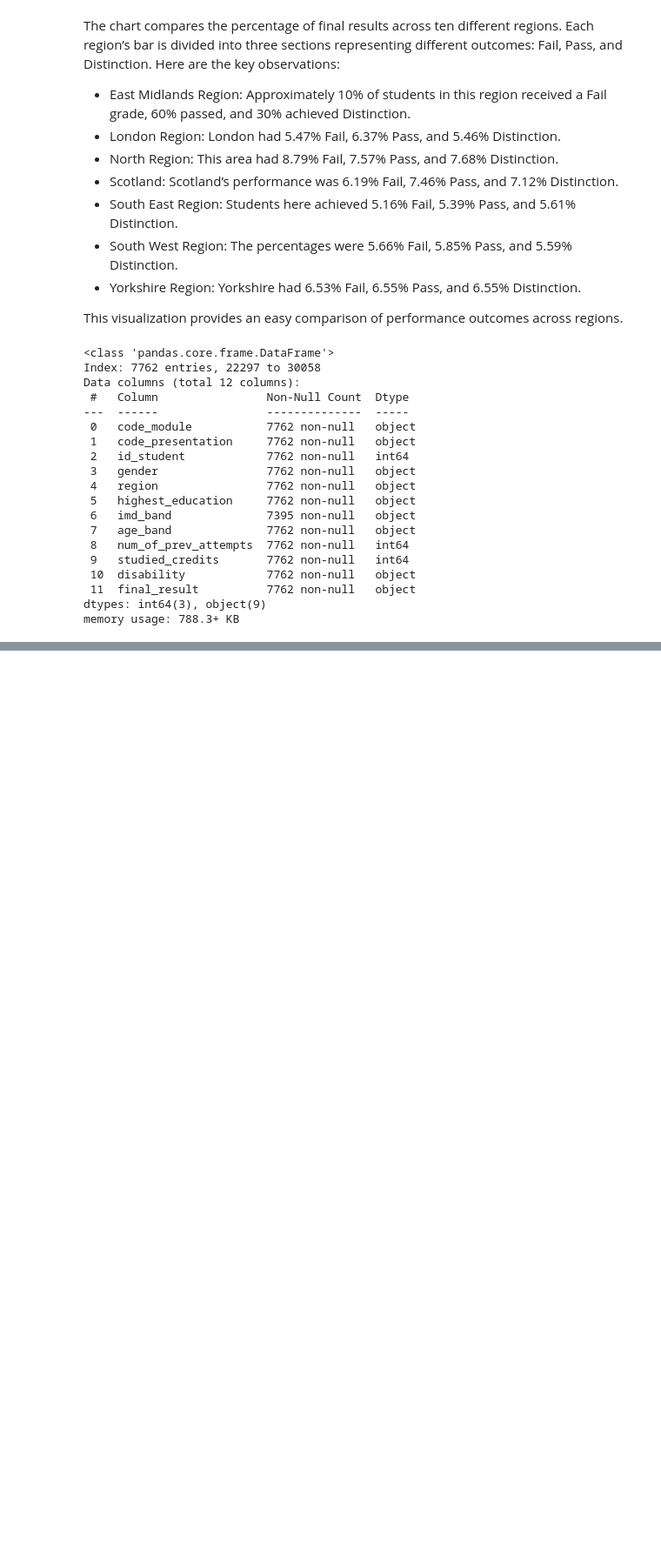
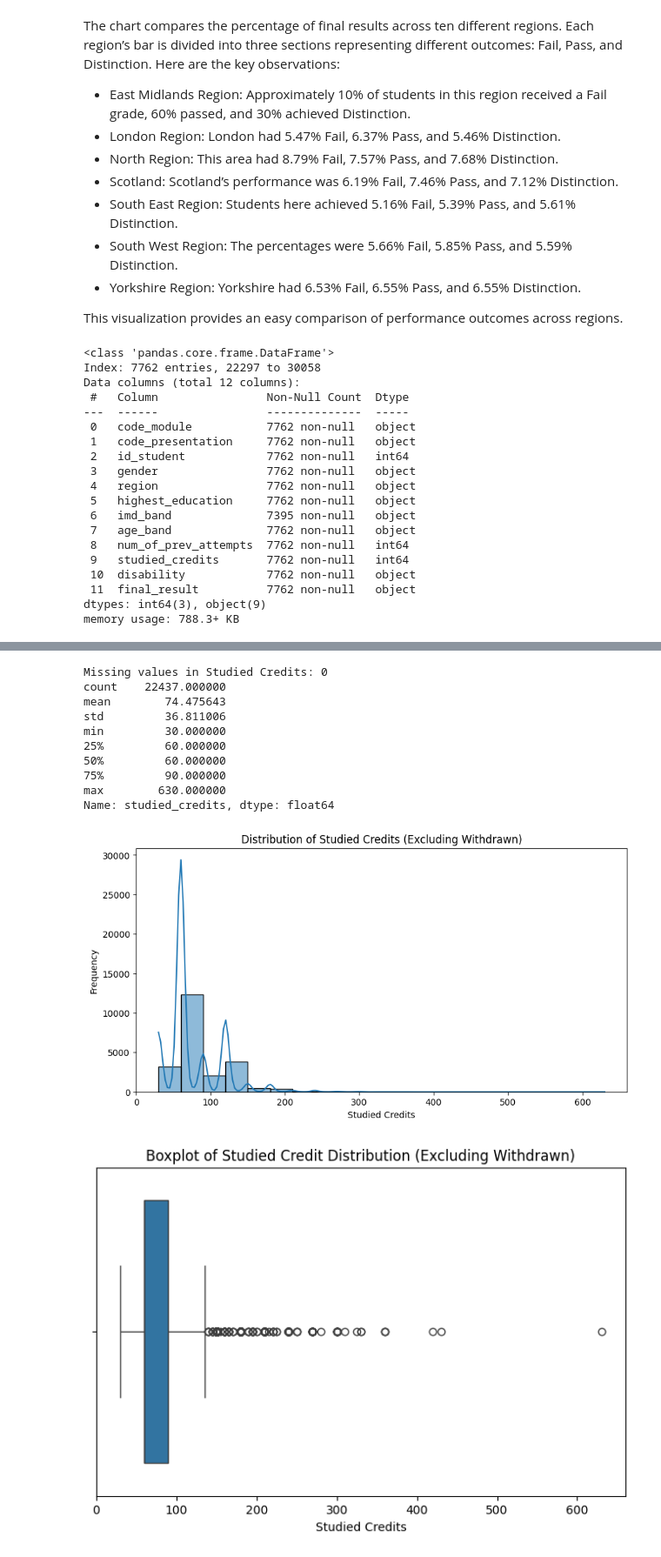
Before and after one commit to buppanasu/Student-Grade-Predictor, a Jupyter notebook: 1)DataProcessing_Analysis_FeatureExtraction/Alan_2nd_test.ipynb, the cells around one changed output, grey strips where cells are left out. Shown at 87% size. Cells and saved outputs as stored; diff of their text form; code cells hidden in the pictures; blank space fills up the shorter version.

```diff
--- a/1)DataProcessing_Analysis_FeatureExtraction/Alan_2nd_test.ipynb
+++ b/1)DataProcessing_Analysis_FeatureExtraction/Alan_2nd_test.ipynb
@@ -604,3 +604,54 @@ plt.yticks(fontsize=14, rotation=0)
 plt.show()
 # %% [output]
 [figure]
+# %%
+
+# Check if the studied_credits column exists in df_studentInfo
+if 'studied_credits' in df_studentInfo.columns and 'final_result' in df_studentInfo.columns:
+    # Filter out withdrawn students
+    df_filtered = df_studentInfo[df_studentInfo['final_result'] != 'Withdrawn']
+
+    # Check for missing values in the studied_credits column
+    print("Missing values in Studied Credits:", df_filtered['studied_credits'].isnull().sum())
+
+    # Basic statistics for Studied Credits
+    print(df_filtered['studied_credits'].describe())
+
+    # Distribution plot of Studied Credits
+    plt.figure(figsize=(10, 5))
+    sns.histplot(df_filtered['studied_credits'], bins=20, kde=True)
+    plt.xlabel("Studied Credits")
+    plt.ylabel("Frequency")
+    plt.title("Distribution of Studied Credits (Excluding Withdrawn)")
+    plt.show()
+
+    # Boxplot to detect outliers
+    plt.figure(figsize=(8, 5))
+    sns.boxplot(x=df_filtered['studied_credits'])
+    plt.xlabel("Studied Credits")
+    plt.title("Boxplot of Studied Credit Distribution (Excluding Withdrawn)")
+    plt.show()
+
+    # Checking Studied Credit Distribution by Final Result (without Withdrawn)
+    plt.figure(figsize=(10, 5))
+    sns.boxplot(x=df_filtered['final_result'], y=df_filtered['studied_credits'])
+    plt.xlabel("Final Result")
+    plt.ylabel("Studied Credits")
+    plt.title("Studied Credit Distribution by Final Result (Excluding Withdrawn)")
+    plt.show()
+
+else:
+    print("Column 'studied_credits' or 'final_result' not found in df_studentInfo")
+# %% [output]
+Missing values in Studied Credits: 0
+count    22437.000000
+mean        74.475643
+std         36.811006
+min         30.000000
+25%         60.000000
+50%         60.000000
+75%         90.000000
+max        630.000000
+Name: studied_credits, dtype: float64
+[figure, added]
+[figure, added]
```
Also changed, not shown: parts of 5 cells of this notebook.
